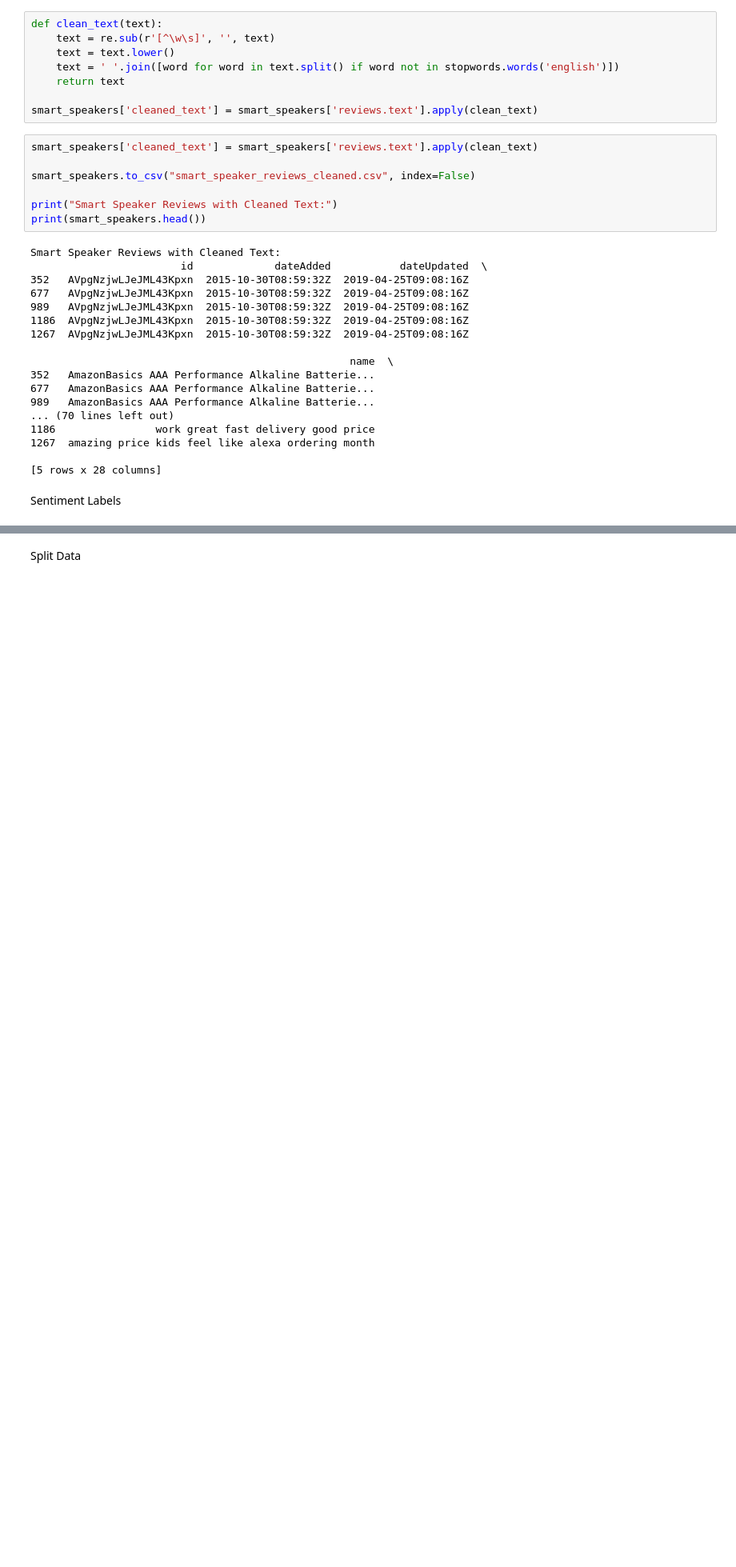
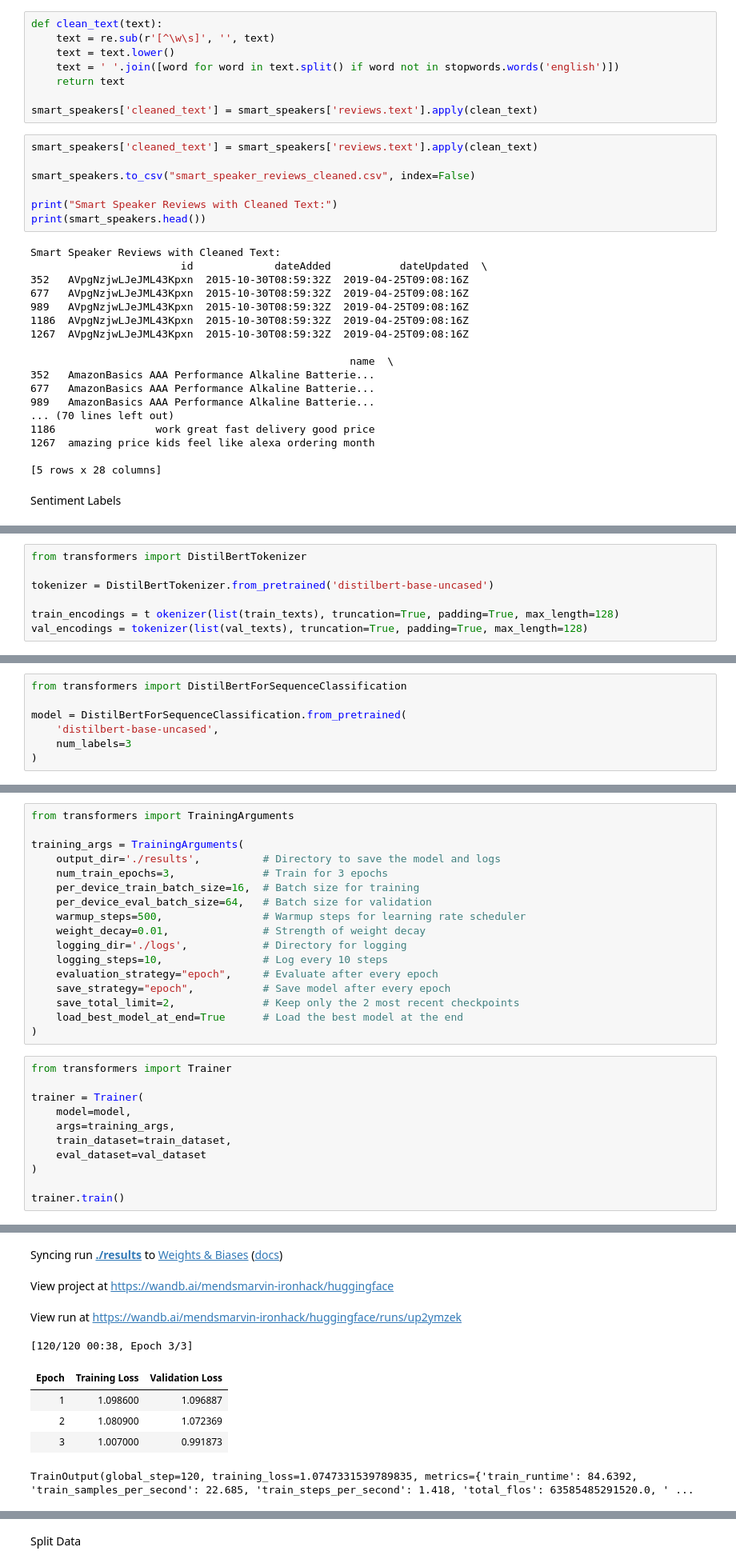
Before and after one commit to Marvin2798/roboreviews-project-, a Jupyter notebook: Untitled0.ipynb, the cells around one changed output, grey strips where cells are left out. Shown at 80% size. Saved outputs shown, nothing was run; the diff lists cells and outputs as text; blank space fills up the shorter version.

```diff
--- a/Untitled0.ipynb
+++ b/Untitled0.ipynb
@@ -150,0 +245,7 @@ print(value_counts())
+# %%
+from transformers import DistilBertTokenizer
+
+tokenizer = DistilBertTokenizer.from_pretrained('distilbert-base-uncased')
+
+train_encodings = t okenizer(list(train_texts), truncation=True, padding=True, max_length=128)
+val_encodings = tokenizer(list(val_texts), truncation=True, padding=True, max_length=128)
@@ -150,0 +274,7 @@ print(value_counts())
+# %%
+from transformers import DistilBertForSequenceClassification
+
+model = DistilBertForSequenceClassification.from_pretrained(
+    'distilbert-base-uncased',
+    num_labels=3
+)
@@ -150,0 +304,29 @@ print(value_counts())
+# %%
+from transformers import TrainingArguments
+
+training_args = TrainingArguments(
+    output_dir='./results',          # Directory to save the model and logs
+    num_train_epochs=3,              # Train for 3 epochs
+    per_device_train_batch_size=16,  # Batch size for training
+    per_device_eval_batch_size=64,   # Batch size for validation
+    warmup_steps=500,                # Warmup steps for learning rate scheduler
+    weight_decay=0.01,               # Strength of weight decay
+    logging_dir='./logs',            # Directory for logging
+    logging_steps=10,                # Log every 10 steps
+    evaluation_strategy="epoch",     # Evaluate after every epoch
+    save_strategy="epoch",           # Save model after every epoch
+    save_total_limit=2,              # Keep only the 2 most recent checkpoints
+    load_best_model_at_end=True      # Load the best model at the end
+)
+# %%
+from transformers import Trainer
+
+trainer = Trainer(
+    model=model,
+    args=training_args,
+    train_dataset=train_dataset,
+    eval_dataset=val_dataset
+)
+
+trainer.train()
+# %% [output]
@@ -150,0 +343,9 @@ print(value_counts())
+Syncing run ./results to Weights & Biases (docs)
+View project at https://wandb.ai/mendsmarvin-ironhack/huggingface
+View run at https://wandb.ai/mendsmarvin-ironhack/huggingface/runs/up2ymzek
+[120/120 00:38, Epoch 3/3]
+| Epoch | Training Loss | Validation Loss |
+| 1 | 1.098600 | 1.096887 |
+| 2 | 1.080900 | 1.072369 |
+| 3 | 1.007000 | 0.991873 |
+TrainOutput(global_step=120, training_loss=1.0747331539789835, metrics={'train_runtime': 84.6392, 'train_samples_per_second': 22.685, 'train_steps_per_second': 1.418, 'total_flos': 63585485291520.0, ' ...
```
Also changed, not shown: parts of 51 cells of this notebook.
